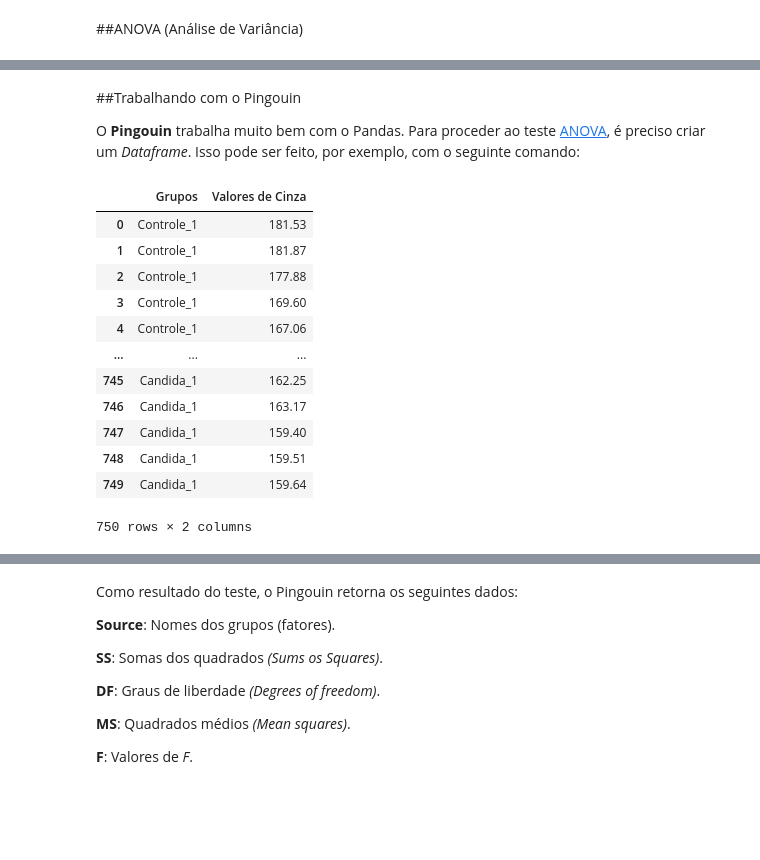
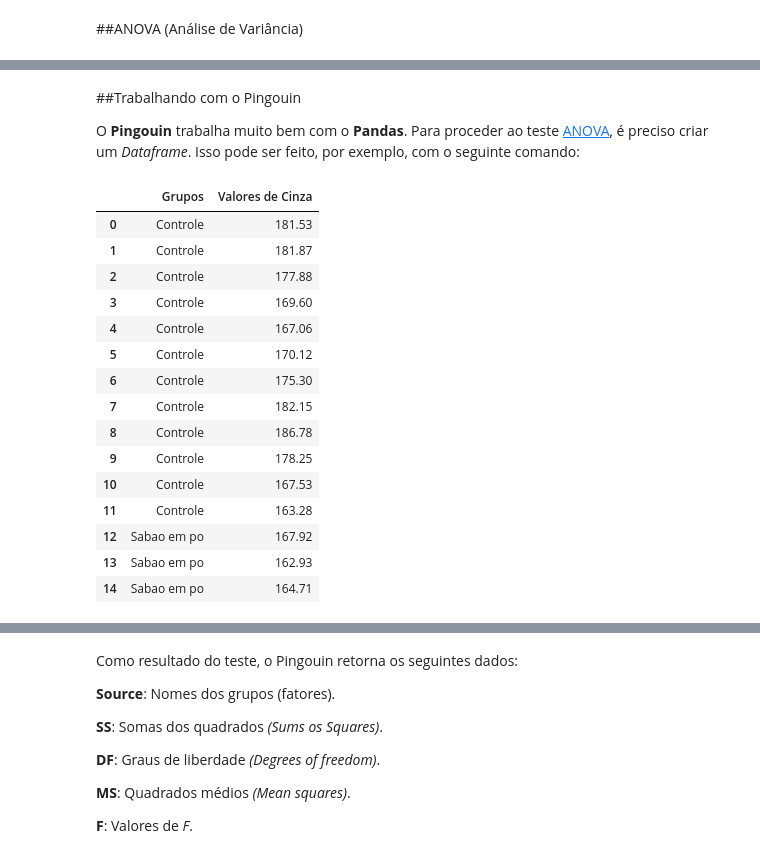
Before and after one commit to brdacunha/BCC---Projeto-Final, a Jupyter notebook: Projeto_Final_BCC_Bruno_e_André.ipynb, the cells around one changed output, grey strips where cells are left out. Cells and saved outputs as stored; diff of their text form; code cells hidden in the pictures; blank space fills up the shorter version.

```diff
--- a/Projeto_Final_BCC_Bruno_e_André.ipynb
+++ b/Projeto_Final_BCC_Bruno_e_André.ipynb
@@ -72,23 +70,26 @@ Successfully installed littleutils-0.2.2 outdated-0.2.2 pandas-flavor-0.2.0 ping
 # %% [markdown]
 ##Trabalhando com o Pingouin
 
-O **Pingouin** trabalha muito bem com o Pandas. Para proceder ao teste [ANOVA](https://pingouin-stats.org/generated/pingouin.anova.html#pingouin.anova), é preciso criar um *Dataframe*. Isso pode ser feito, por exemplo, com o seguinte comando:
+O **Pingouin** trabalha muito bem com o **Pandas**. Para proceder ao teste [ANOVA](https://pingouin-stats.org/generated/pingouin.anova.html#pingouin.anova), é preciso criar um *Dataframe*. Isso pode ser feito, por exemplo, com o seguinte comando:
 # %%
 import pandas as pd
-df = pd.read_csv('https://raw.githubusercontent.com/brdacunha/BCC---Projeto-Final/main/Tecido_1_para_ANOVA.csv')
-df
+df = pd.read_csv('https://raw.githubusercontent.com/brdacunha/BCC---Projeto-Final/main/Projeto%20Final_Tecido_para_ANOVA.csv')
+df.head(15)
 # %% [output]
 |  | Grupos | Valores de Cinza |
-| 0 | Controle_1 | 181.53 |
-| 1 | Controle_1 | 181.87 |
-| 2 | Controle_1 | 177.88 |
-| 3 | Controle_1 | 169.60 |
-| 4 | Controle_1 | 167.06 |
-| ... | ... | ... |
-| 745 | Candida_1 | 162.25 |
-| 746 | Candida_1 | 163.17 |
-| 747 | Candida_1 | 159.40 |
-| 748 | Candida_1 | 159.51 |
-| 749 | Candida_1 | 159.64 |
+| 0 | Controle | 181.53 |
+| 1 | Controle | 181.87 |
+| 2 | Controle | 177.88 |
+| 3 | Controle | 169.60 |
+| 4 | Controle | 167.06 |
+| 5 | Controle | 170.12 |
+| 6 | Controle | 175.30 |
+| 7 | Controle | 182.15 |
+| 8 | Controle | 186.78 |
+| 9 | Controle | 178.25 |
+| 10 | Controle | 167.53 |
+| 11 | Controle | 163.28 |
+| 12 | Sabao em po | 167.92 |
+| 13 | Sabao em po | 162.93 |
+| 14 | Sabao em po | 164.71 |
-750 rows × 2 columns
 # %% [markdown]
```
Also changed, not shown: parts of 9 cells of this notebook.
